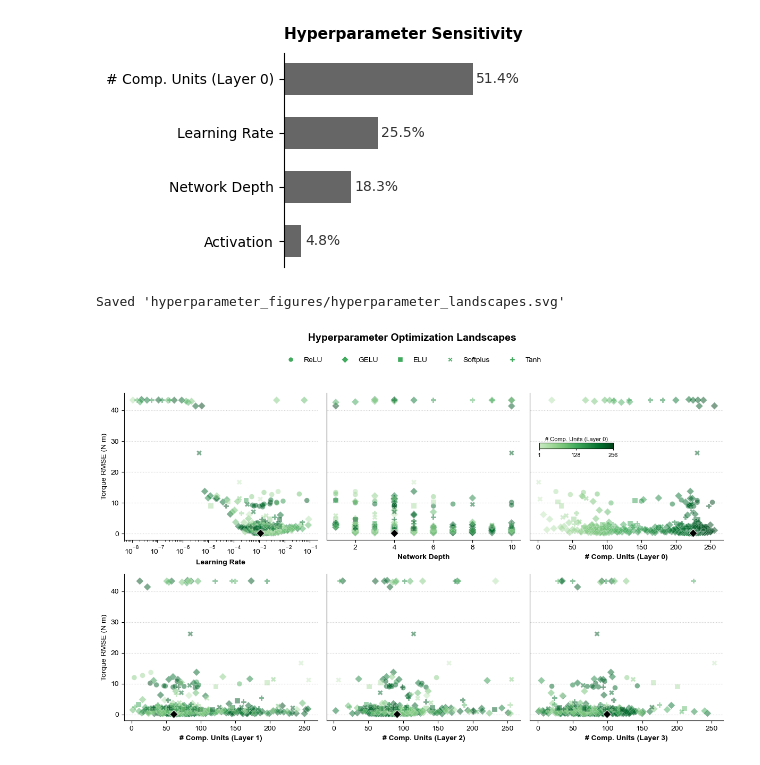
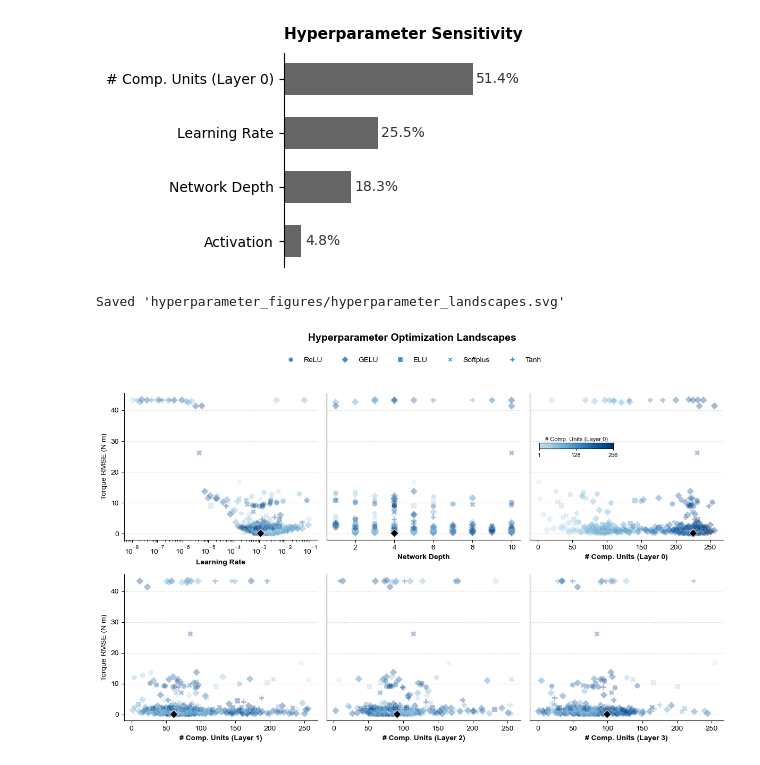
Before and after one commit to SerhiiBahdas/ms-annet, a Jupyter notebook: SIMULATIONS/HYPERPARAMETERS_RUN_ME.ipynb, the cells around one changed output. Cells and saved outputs as stored; diff of their text form; code cells hidden in the pictures.

```diff
--- a/SIMULATIONS/HYPERPARAMETERS_RUN_ME.ipynb
+++ b/SIMULATIONS/HYPERPARAMETERS_RUN_ME.ipynb
@@ -553,11 +553,11 @@ hue_order = ["ReLU", "GELU", "ELU", "Softplus", "Tanh"]
 markers = {"ReLU": "o", "GELU": "D", "ELU": "s", "Softplus": "X", "Tanh": "P"}
 
 # Each trial is coloured by the number of units in its first hidden layer, from
-# light green (1 unit) to dark green (256 units), on the Greens scale without its
-# near-white start. Markers are half transparent. The best trial is a black
-# diamond with a white outline.
+# light blue (1 unit) to dark blue (256 units), on the Blues scale without its
+# near-white start. Markers are drawn at 35 percent opacity. The best trial is a
+# black diamond with a white outline.
 shade_column = "# Comp. Units (Layer 0)"
-shade_cmap = LinearSegmentedColormap.from_list("units_greens", plt.cm.Greens(np.linspace(0.25, 1.0, 256)))
+shade_cmap = LinearSegmentedColormap.from_list("units_blues", plt.cm.Blues(np.linspace(0.25, 1.0, 256)))
 shade_norm = Normalize(vmin=1, vmax=256)
 
 for i, ax in enumerate(axes):
@@ -578,7 +578,7 @@ for i, ax in enumerate(axes):
             marker=markers[act],
             s=50,
             c=shade_cmap(shade_norm(subset[shade_column].to_numpy(dtype=float))),
-            alpha=0.5,
+            alpha=0.35,
             edgecolor="white",
             linewidth=0.3,
             zorder=1
@@ -616,31 +616,31 @@ for i, ax in enumerate(axes):
 handles = [
     Line2D([0], [0], marker=markers[act], linestyle="None", color=shade_cmap(0.5),
            markeredgecolor="white", markersize=7, label=act)
     for act in hue_order
 ]
 fig.legend(
     handles, hue_order,
     loc='upper center',
     bbox_to_anchor=(0.5, 0.94),
     ncol=5,
     frameon=False,
     fontsize=10
 )
 
 # Colour key inside the panel of the first hidden layer
 key_ax = axes[2].inset_axes([0.05, 0.62, 0.38, 0.04])
 shade_key = fig.colorbar(plt.cm.ScalarMappable(norm=shade_norm, cmap=shade_cmap), cax=key_ax, orientation="horizontal")
 shade_key.set_ticks([1, 128, 256])
 shade_key.ax.tick_params(labelsize=8, length=2)
 key_ax.set_title(shade_column, fontsize=8, pad=2)
 
 plt.suptitle("Hyperparameter Optimization Landscapes", fontsize=14, fontweight='bold', y=0.98)
 plt.tight_layout(rect=[0, 0, 1, 0.90])
 
 figure_path = os.path.join(FIGURE_DIR, "hyperparameter_landscapes.svg")
 plt.savefig(figure_path, format="svg")
 print(f"Saved '{figure_path}'")
 plt.show()
 # %% [output]
 Saved 'hyperparameter_figures/hyperparameter_landscapes.svg'
-[figure, old version]
+[figure, new version]
```
Also changed, not shown: 11 other files.
